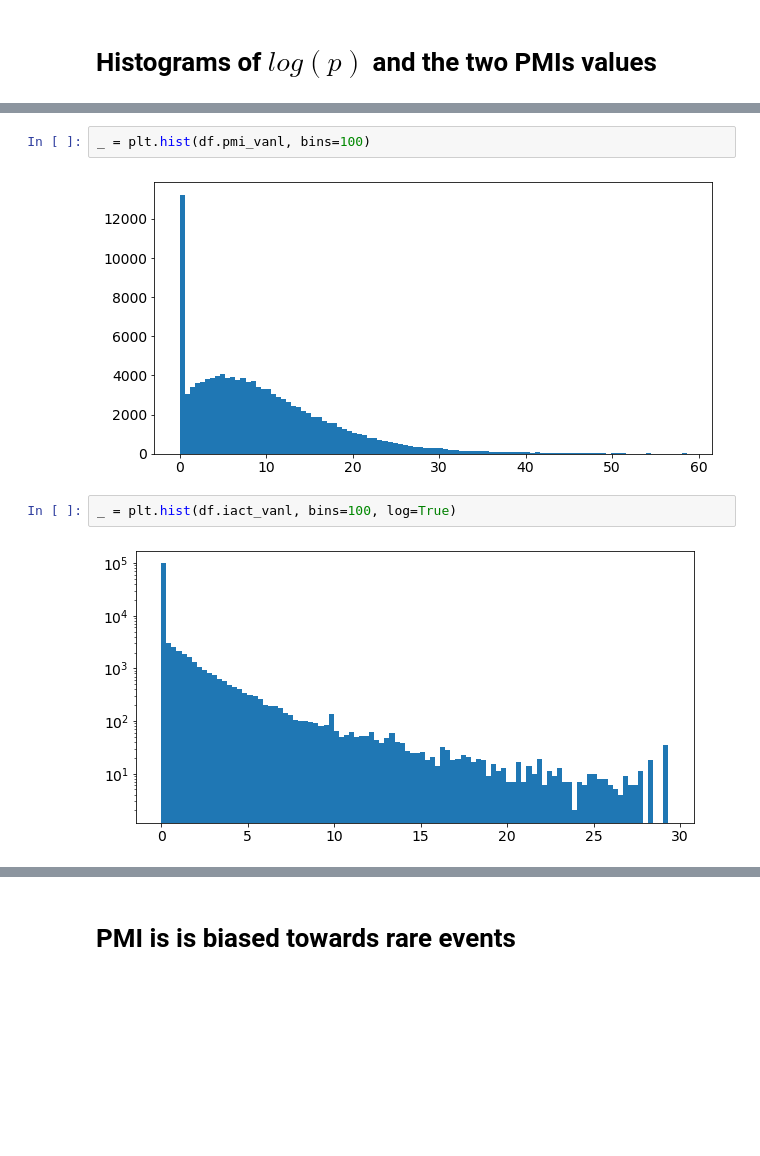
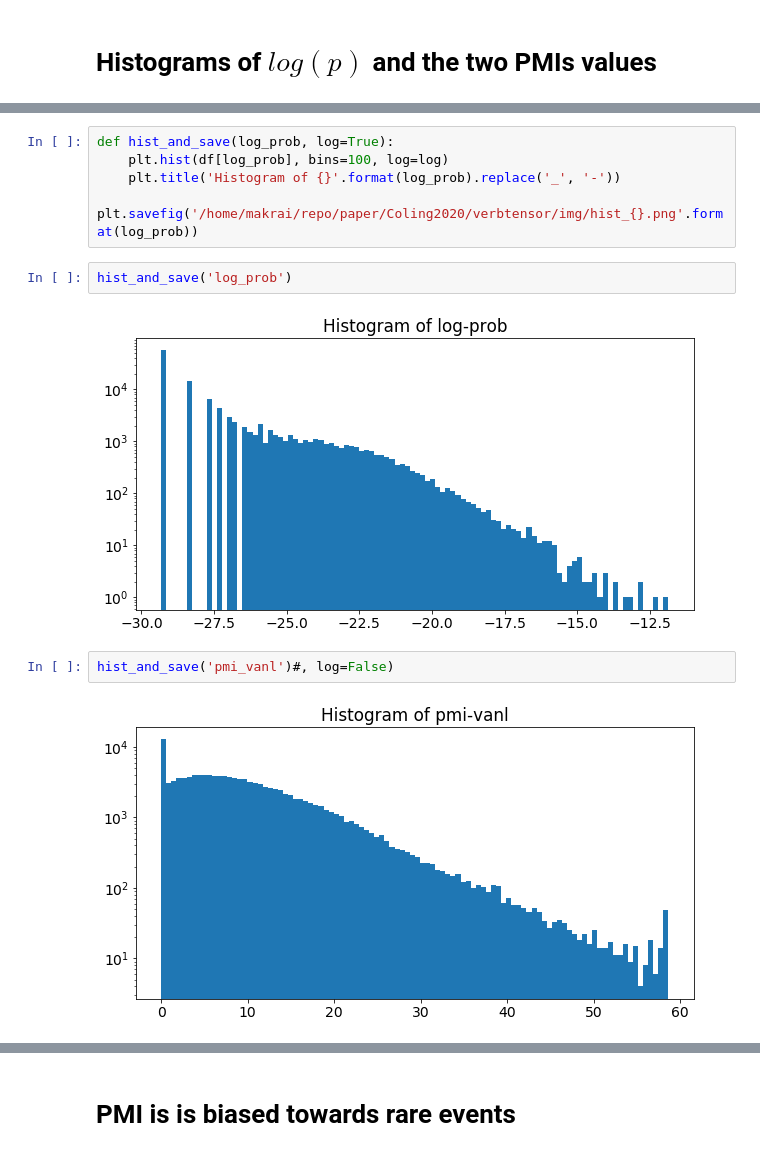
Before and after one commit to makrai/verb-tensor, a Jupyter notebook: weight_distri.ipynb, the cells around one changed output, grey strips where cells are left out. Saved outputs shown, nothing was run; the diff lists cells and outputs as text; blank space fills up the shorter version.

```diff
--- a/weight_distri.ipynb
+++ b/weight_distri.ipynb
@@ -42,8 +40,13 @@ _ = plt.hist(df.log_prob, bins=100, log=True)
-# %%
-_ = plt.hist(df.pmi_vanl, bins=100)
-# %% [output]
-[figure, removed]
-# %%
-_ = plt.hist(df.iact_vanl, bins=100, log=True)
-# %% [output]
-[figure, removed]
+# %%
+def hist_and_save(log_prob, log=True):
+    plt.hist(df[log_prob], bins=100, log=log)
+    plt.title('Histogram of {}'.format(log_prob).replace('_', '-'))
+    plt.savefig('/home/makrai/repo/paper/Coling2020/verbtensor/img/hist_{}.png'.format(log_prob))
+# %%
+hist_and_save('log_prob')
+# %% [output]
+[figure, added]
+# %%
+hist_and_save('pmi_vanl')#, log=False)
+# %% [output]
+[figure, added]
```
Also changed, not shown: parts of 29 cells of this notebook, 1 other file.
